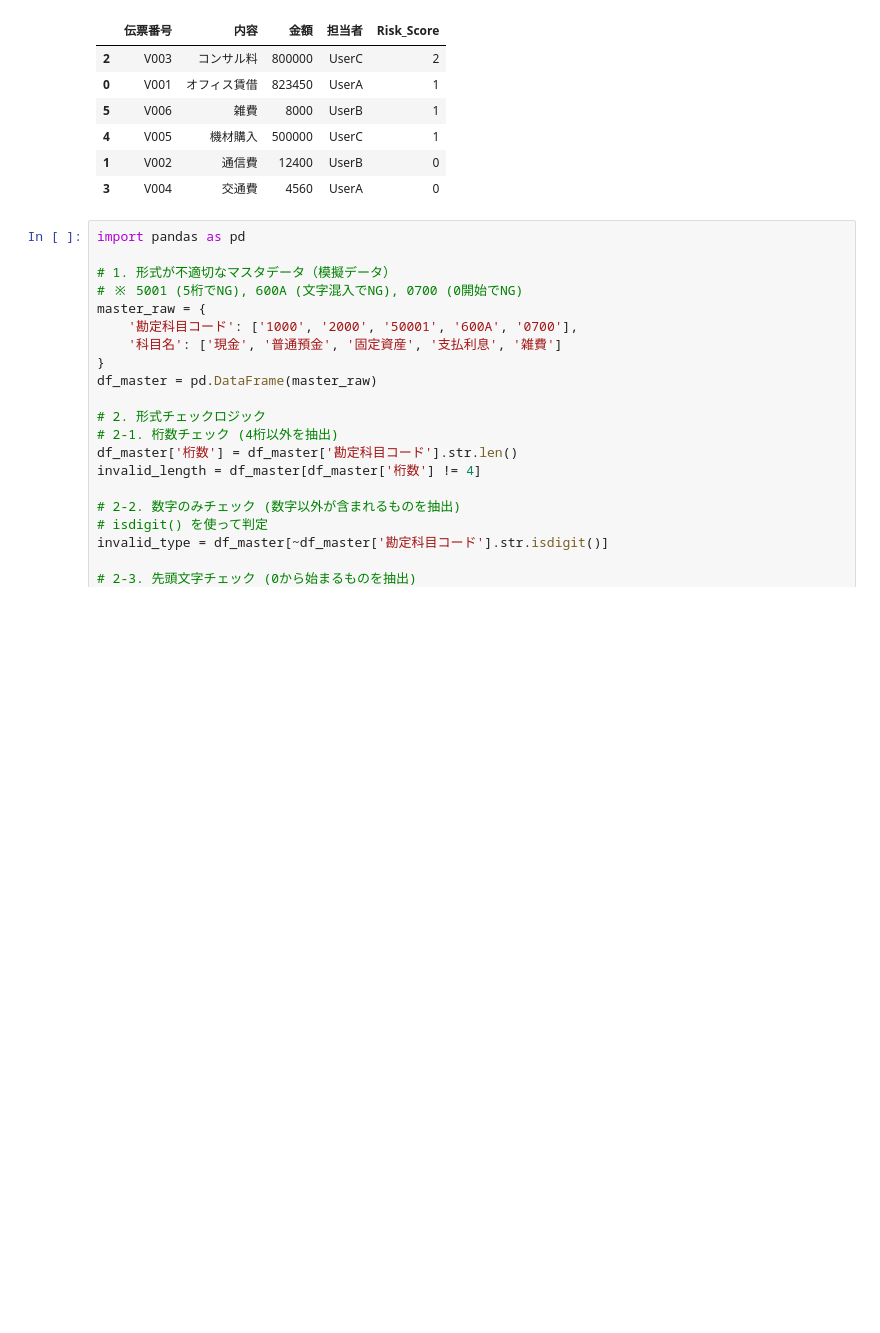
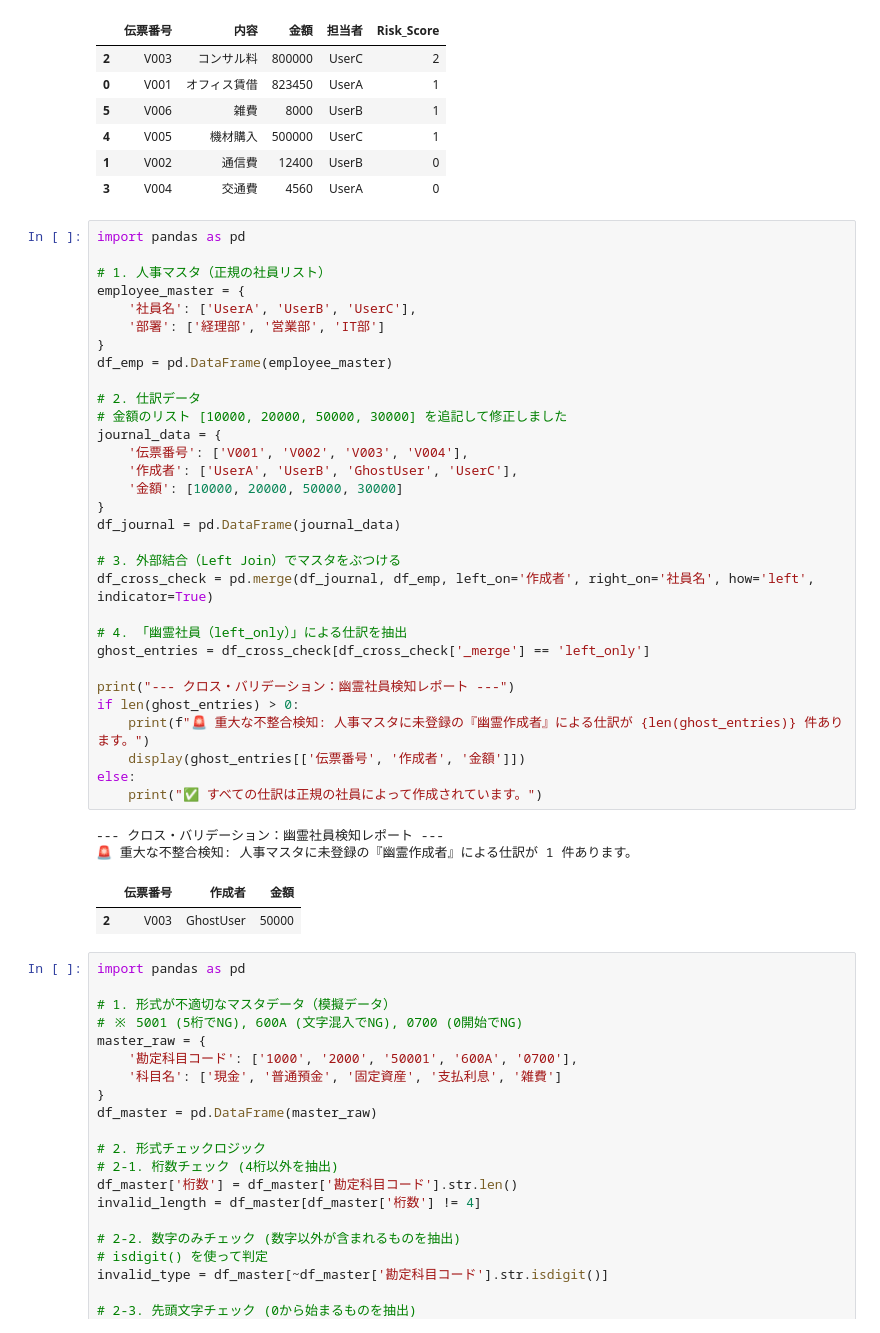
Before and after one commit to Koji-Accounting-Tech/D365-Finance-Data-Validator, a Jupyter notebook: D365_Data_Processing.ipynb, the cells around one changed output. Cells and saved outputs as stored; diff of their text form; blank space fills up the shorter version.

```diff
--- a/D365_Data_Processing.ipynb
+++ b/D365_Data_Processing.ipynb
@@ -923,6 +923,42 @@ styled_df
 | 4 | V005 | 機材購入 | 500000 | UserC | 1 |
 | 1 | V002 | 通信費 | 12400 | UserB | 0 |
 | 3 | V004 | 交通費 | 4560 | UserA | 0 |
+# %%
+import pandas as pd
+
+# 1. 人事マスタ（正規の社員リスト）
+employee_master = {
+    '社員名': ['UserA', 'UserB', 'UserC'],
+    '部署': ['経理部', '営業部', 'IT部']
+}
+df_emp = pd.DataFrame(employee_master)
+
+# 2. 仕訳データ
+# 金額のリスト [10000, 20000, 50000, 30000] を追記して修正しました
+journal_data = {
+    '伝票番号': ['V001', 'V002', 'V003', 'V004'],
+    '作成者': ['UserA', 'UserB', 'GhostUser', 'UserC'],
+    '金額': [10000, 20000, 50000, 30000]
+}
+df_journal = pd.DataFrame(journal_data)
+
+# 3. 外部結合（Left Join）でマスタをぶつける
+df_cross_check = pd.merge(df_journal, df_emp, left_on='作成者', right_on='社員名', how='left', indicator=True)
+
+# 4. 「幽霊社員（left_only）」による仕訳を抽出
+ghost_entries = df_cross_check[df_cross_check['_merge'] == 'left_only']
+
+print("--- クロス・バリデーション：幽霊社員検知レポート ---")
+if len(ghost_entries) > 0:
+    print(f"🚨 重大な不整合検知: 人事マスタに未登録の『幽霊作成者』による仕訳が {len(ghost_entries)} 件あります。")
+    display(ghost_entries[['伝票番号', '作成者', '金額']])
+else:
+    print("✅ すべての仕訳は正規の社員によって作成されています。")
+# %% [output]
+--- クロス・バリデーション：幽霊社員検知レポート ---
+🚨 重大な不整合検知: 人事マスタに未登録の『幽霊作成者』による仕訳が 1 件あります。
+|  | 伝票番号 | 作成者 | 金額 |
+| 2 | V003 | GhostUser | 50000 |
 # %%
 import pandas as pd
 
```
